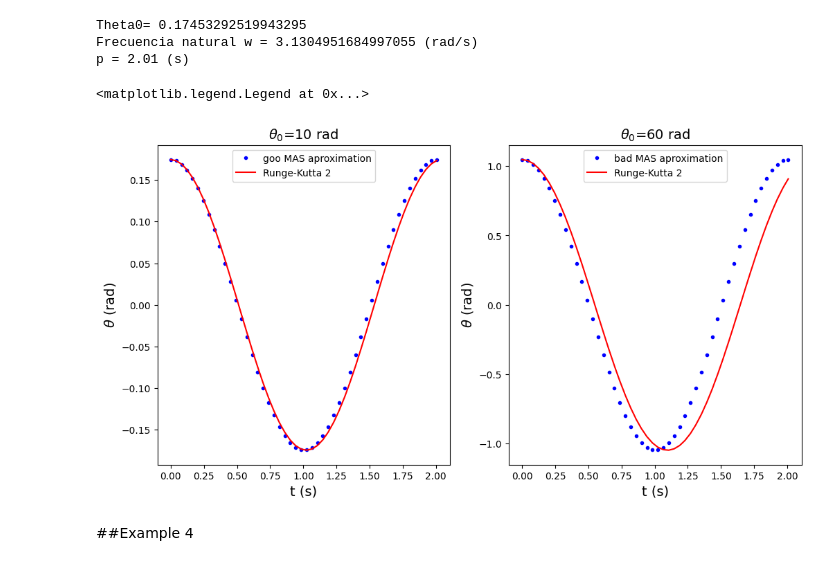
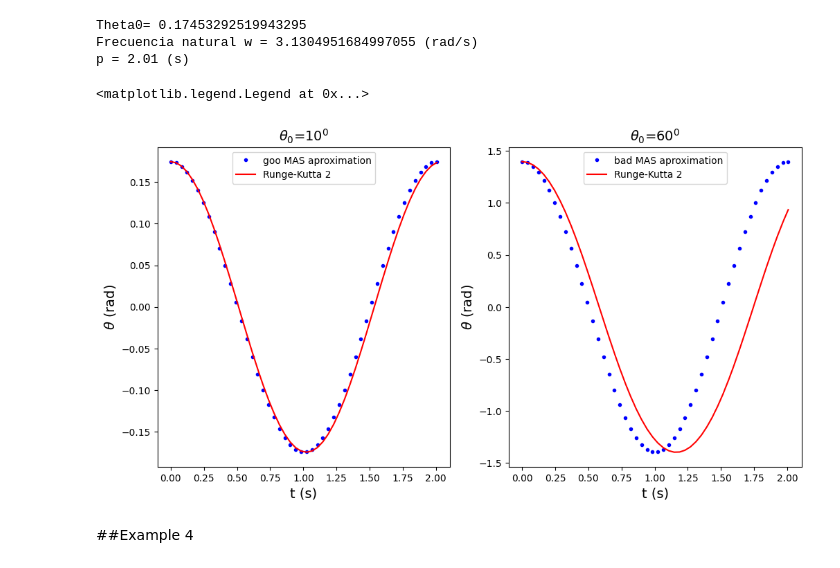
Before and after one commit to anferivera/Programming, a Jupyter notebook: 7_1_differential_equations.ipynb, the cells around one changed output. Saved outputs shown, nothing was run; the diff lists cells and outputs as text; code cells hidden in the pictures.

```diff
--- a/7_1_differential_equations.ipynb
+++ b/7_1_differential_equations.ipynb
@@ -240,7 +240,7 @@ It fulfill $dy/dt=f(t,y)=2 t (y-1)$ with $y(0)=3$ in $0<t<3$.
 Lets apply the Runge-Kutta method for this simple case.
 # %%
 #number of hs
-N = 50
+N = 100
 t = np.linspace(0,3,N)
 h = 3/N
 #yinitial
@@ -339,39 +339,39 @@ ax1.plot(tiempos, theta,'r-',label='Runge-Kutta 2')
 ax1.set_title('$\\theta_0$=60 rad', fontsize = 14)
 ax1.set_xlabel( "t (s)", fontsize = 14 )
 ax1.set_ylabel( '$\\theta$ (rad)', fontsize = 14 )
-ax1.set_title('$\\theta_0$=10 rad', fontsize = 14)
+ax1.set_title('$\\theta_0$=10$^0$', fontsize = 14)
 ax1.legend(loc='best')
 
 #Initial conditions
-theta0 = 60*np.pi/180 #in rad
+theta0 = 80*np.pi/180 #in rad
 theta = [theta0,]
 omega = [0,]
 
 for i in range(0,len(tiempos)-1):
     t = tiempos[i]
 
     #Building current condition
     y = [theta[i], omega[i]]
     #Integrating the system
     thetai, omegai = RK2_step( function, y, t, h )
 
     #Appending new components
     theta.append( thetai )
     omega.append( omegai )
 
 omega = np.array(omega)
 theta = np.array(theta)
 #Plot
 ax2.plot(tiempos, theta0*np.cos(w0*tiempos),'b.',label='bad MAS aproximation')
 ax2.plot(tiempos, theta,'r-',label='Runge-Kutta 2')
 #labels
-ax2.set_title('$\\theta_0$=60 rad', fontsize = 14)
+ax2.set_title('$\\theta_0$=60$^0$', fontsize = 14)
 ax2.set_xlabel( "t (s)", fontsize = 14 )
 ax2.set_ylabel( '$\\theta$ (rad)', fontsize = 14 )
 ax2.legend(loc='best')
 # %% [output]
 <matplotlib.legend.Legend at 0x...>
-[figure, old version]
+[figure, new version]
 # %% [markdown]
 ##Example 4
 # %% [markdown]
```
Also changed, not shown: parts of 4 cells of this notebook.
